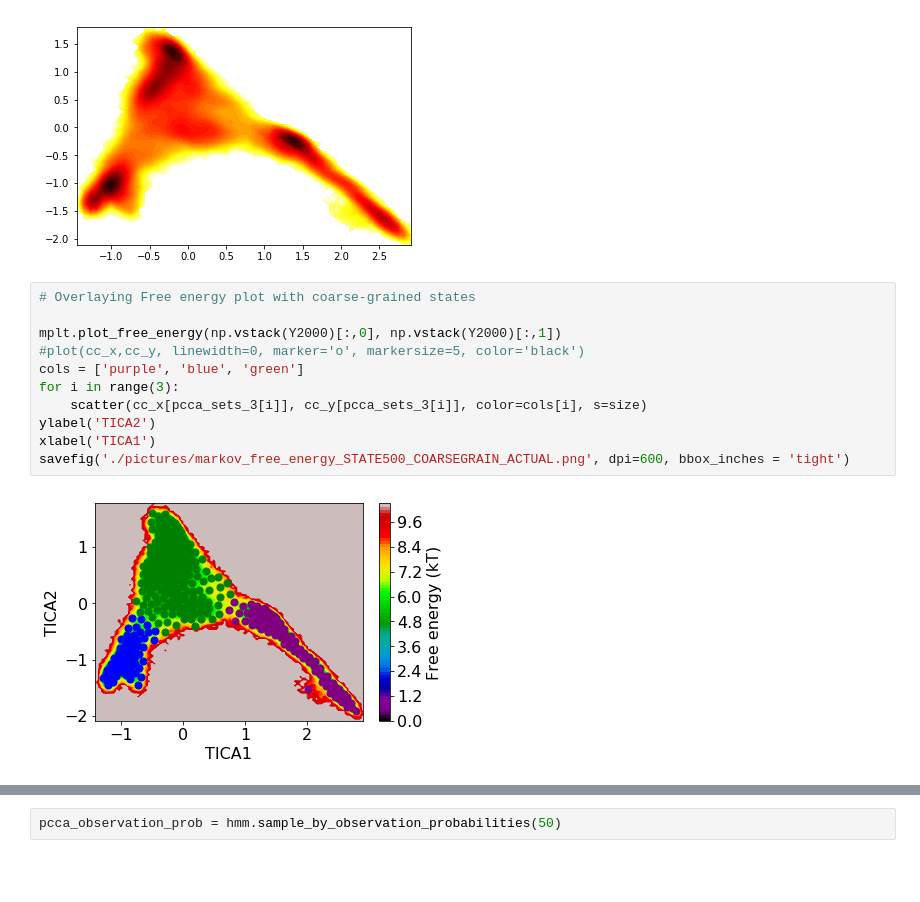
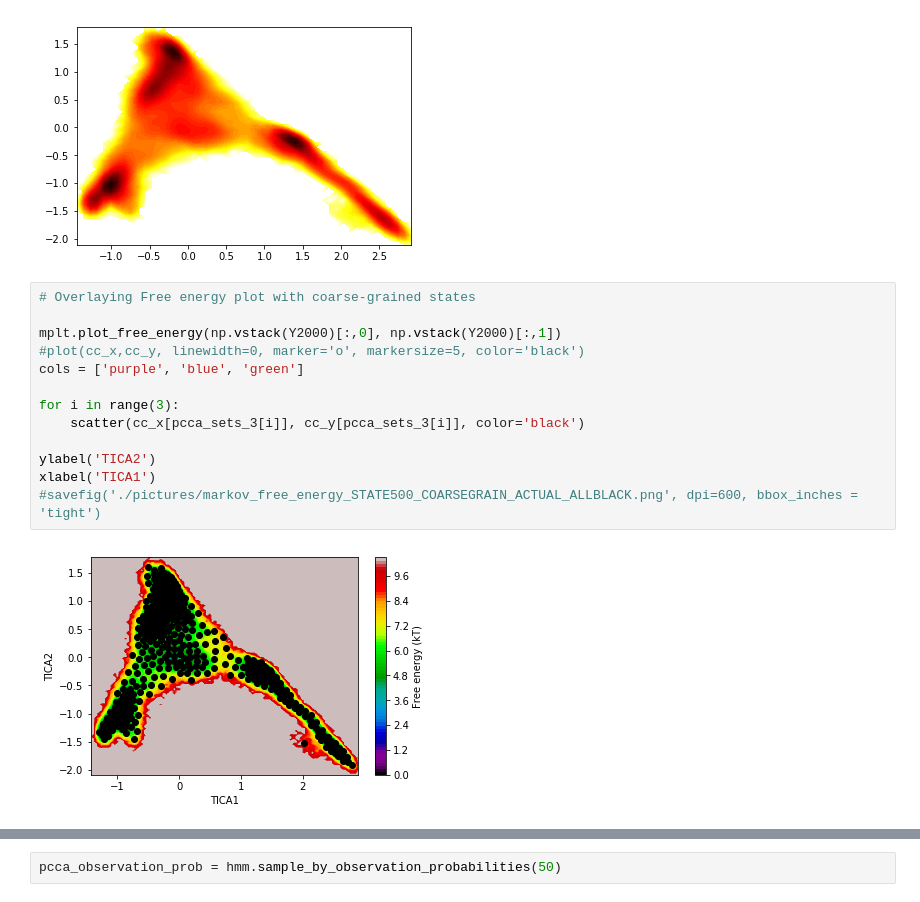
Before and after one commit to hank-huang/protein-binding, a Jupyter notebook: mercury.ipynb, the cells around one changed output, grey strips where cells are left out. Drawn from its saved outputs; the diff is of its cells as text; blank space fills up the shorter version.

```diff
--- a/mercury.ipynb
+++ b/mercury.ipynb
@@ -168,16 +169,18 @@ contourf(F.T, 50, cmap=plt.cm.hot, extent=extent)
 # %%
 # Overlaying Free energy plot with coarse-grained states
 
 mplt.plot_free_energy(np.vstack(Y2000)[:,0], np.vstack(Y2000)[:,1])
 #plot(cc_x,cc_y, linewidth=0, marker='o', markersize=5, color='black')
 cols = ['purple', 'blue', 'green']
+
 for i in range(3):
-    scatter(cc_x[pcca_sets_3[i]], cc_y[pcca_sets_3[i]], color=cols[i], s=size)
+    scatter(cc_x[pcca_sets_3[i]], cc_y[pcca_sets_3[i]], color='black')
+
 ylabel('TICA2')
 xlabel('TICA1')
-savefig('./pictures/markov_free_energy_STATE500_COARSEGRAIN_ACTUAL.png', dpi=600, bbox_inches = 'tight')
+#savefig('./pictures/markov_free_energy_STATE500_COARSEGRAIN_ACTUAL_ALLBLACK.png', dpi=600, bbox_inches = 'tight')
 # %% [output]
-[figure, old version]
+[figure, new version]
 # %%
 # Saving trajectory files for each state
 
```
Also changed, not shown: parts of 7 cells of this notebook.
